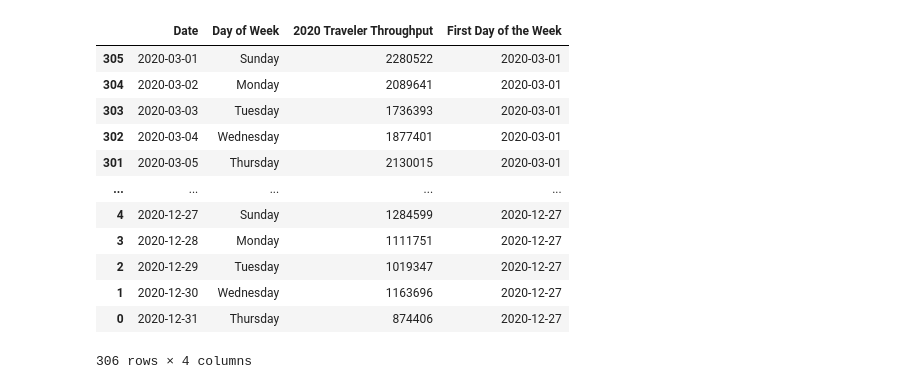
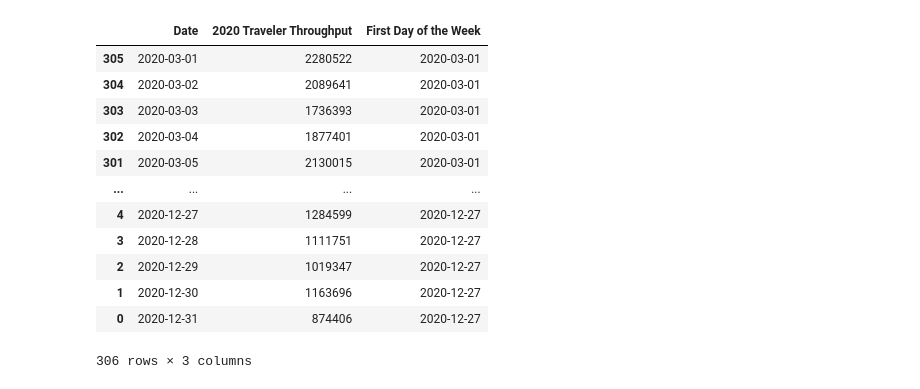
Before and after one commit to apatnoe/Project-1, a Jupyter notebook: tsa_travel.ipynb, the cells around one changed output. Drawn from its saved outputs; the diff is of its cells as text; code cells hidden in the pictures.

```diff
--- a/tsa_travel.ipynb
+++ b/tsa_travel.ipynb
@@ -1,60 +10,40 @@
 # %%
-# Dependencies and Setup (dont need most of these for now)
-import matplotlib.pyplot as plt
-import pandas as pd
-import numpy as np
-import requests
-import json
-import time
-import datetime
-import scipy.stats as st
-from scipy.stats import linregress
-from matplotlib.ticker import ScalarFormatter
-from pylab import *
+# get tsa data
 
 data_file = "resources/travel.csv"
-tsa_df = pd.read_csv(data_file)
+tsa_df = pd.read_csv(data_file)[::-1]
 del tsa_df["2019 Traveler Throughput"]
-tsa_df = pd.DataFrame(tsa_df)[::-1]
-
+del tsa_df["Day of Week"]
 tsa_df["Date"] = pd.to_datetime(tsa_df["Date"])
 tsa_df
 
 day = 1
 week = ""
 
 for index, row in tsa_df.iterrows():
-    ofweek = ""
-    for character in row["Day of Week"]:
-        if character != ",":
-            ofweek = ofweek + character
-        else:
-            tsa_df.loc[index, "Day of Week"] = ofweek
-            break
-
     if day == 1:
         week = row["Date"]
         tsa_df.loc[index, "First Day of the Week"] = week
         day = day + 1
     elif day == 7:
         tsa_df.loc[index, "First Day of the Week"] = week
         day = 1
     else:
         tsa_df.loc[index, "First Day of the Week"] = week
         day = day + 1
 
 tsa_df
 # %% [output]
-|  | Date | Day of Week | 2020 Traveler Throughput | First Day of the Week |
-| 305 | 2020-03-01 | Sunday | 2280522 | 2020-03-01 |
-| 304 | 2020-03-02 | Monday | 2089641 | 2020-03-01 |
-| 303 | 2020-03-03 | Tuesday | 1736393 | 2020-03-01 |
-| 302 | 2020-03-04 | Wednesday | 1877401 | 2020-03-01 |
-| 301 | 2020-03-05 | Thursday | 2130015 | 2020-03-01 |
-| ... | ... | ... | ... | ... |
-| 4 | 2020-12-27 | Sunday | 1284599 | 2020-12-27 |
-| 3 | 2020-12-28 | Monday | 1111751 | 2020-12-27 |
-| 2 | 2020-12-29 | Tuesday | 1019347 | 2020-12-27 |
-| 1 | 2020-12-30 | Wednesday | 1163696 | 2020-12-27 |
-| 0 | 2020-12-31 | Thursday | 874406 | 2020-12-27 |
+|  | Date | 2020 Traveler Throughput | First Day of the Week |
+| 305 | 2020-03-01 | 2280522 | 2020-03-01 |
+| 304 | 2020-03-02 | 2089641 | 2020-03-01 |
+| 303 | 2020-03-03 | 1736393 | 2020-03-01 |
+| 302 | 2020-03-04 | 1877401 | 2020-03-01 |
+| 301 | 2020-03-05 | 2130015 | 2020-03-01 |
+| ... | ... | ... | ... |
+| 4 | 2020-12-27 | 1284599 | 2020-12-27 |
+| 3 | 2020-12-28 | 1111751 | 2020-12-27 |
+| 2 | 2020-12-29 | 1019347 | 2020-12-27 |
+| 1 | 2020-12-30 | 1163696 | 2020-12-27 |
+| 0 | 2020-12-31 | 874406 | 2020-12-27 |
-306 rows × 4 columns
+306 rows × 3 columns
```
Also changed, not shown: parts of 6 cells of this notebook, 1 other file.
